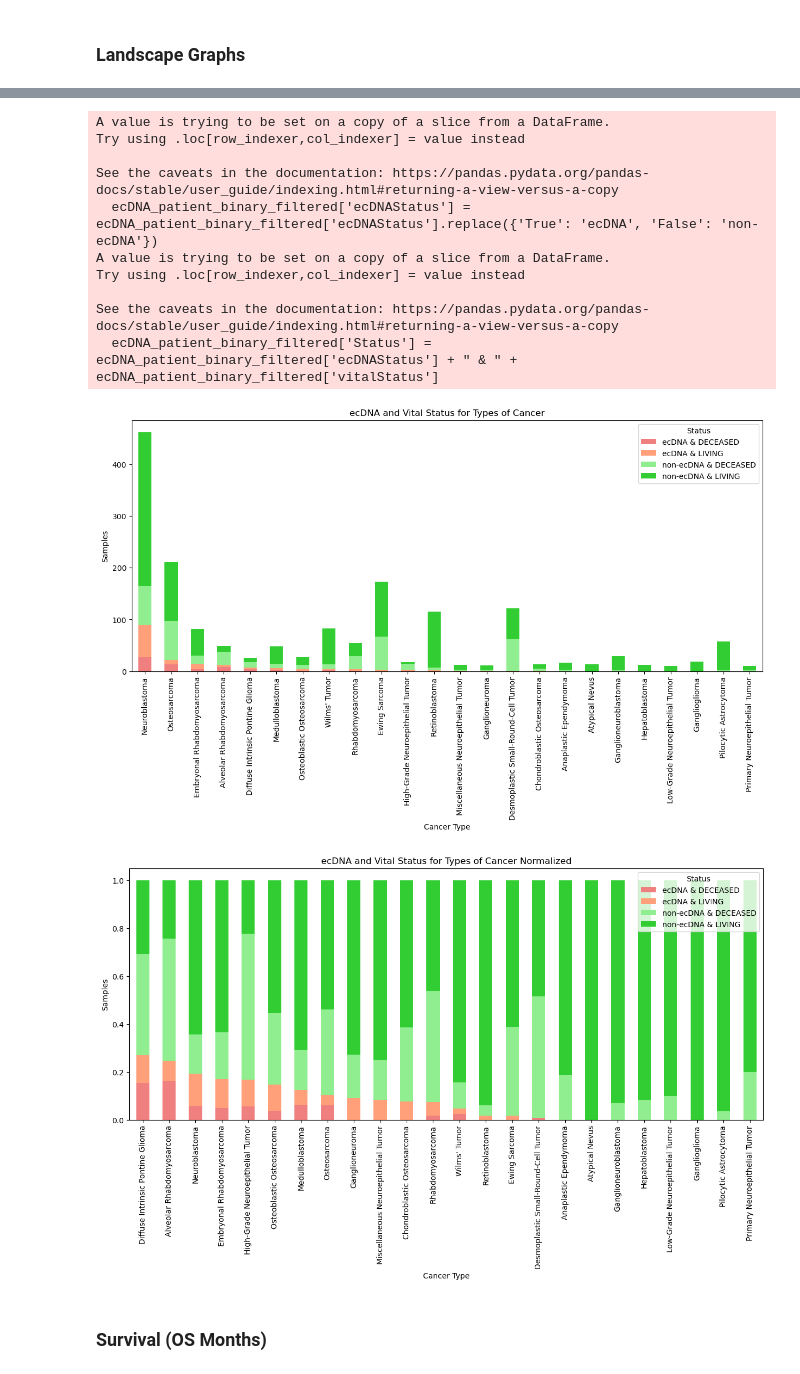
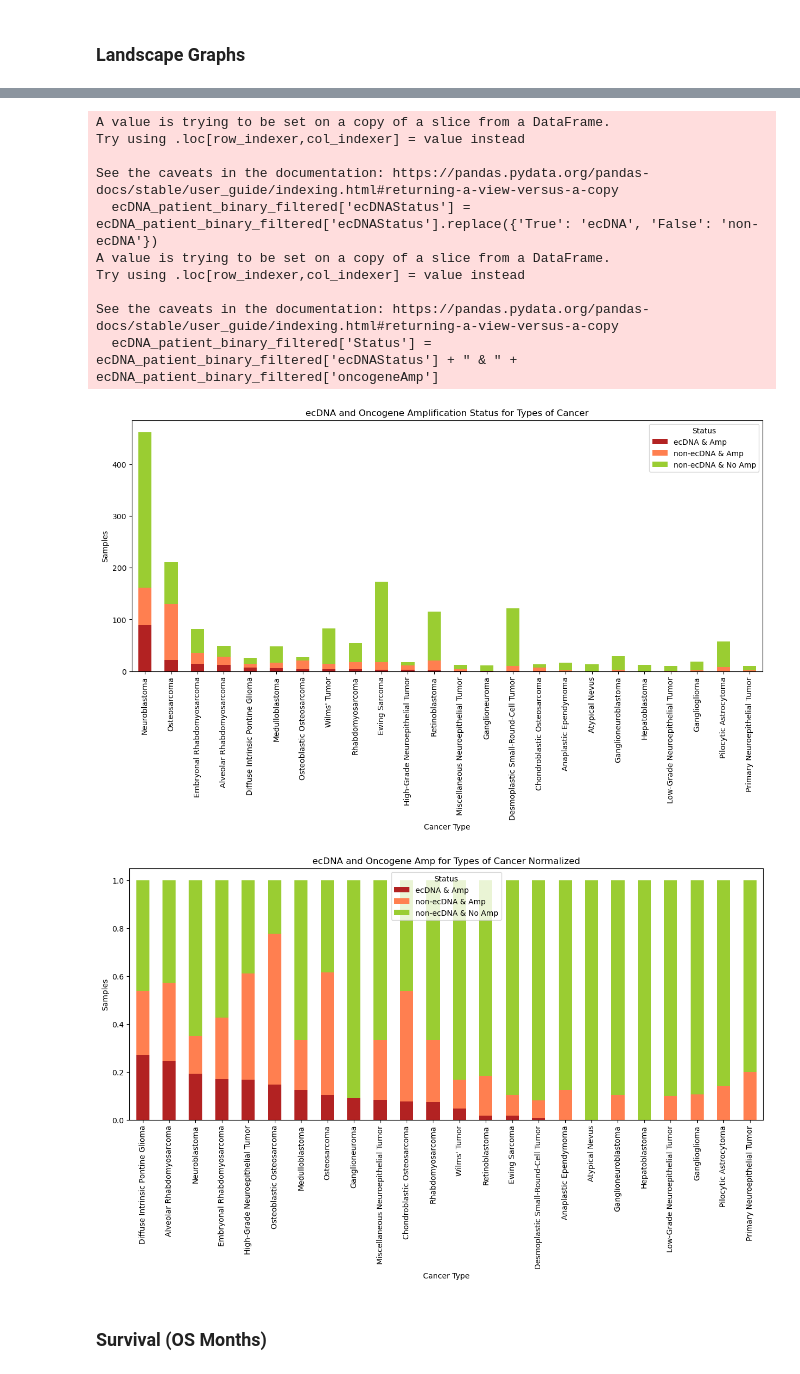
Before and after one commit to mskcc/Penguin, a Jupyter notebook: scripts/notebooks/echo_visualize.ipynb, the cells around one changed output, grey strips where cells are left out. Drawn from its saved outputs; the diff is of its cells as text; code cells hidden in the pictures.

```diff
--- a/scripts/notebooks/echo_visualize.ipynb
+++ b/scripts/notebooks/echo_visualize.ipynb
@@ -108,9 +116,11 @@ for idx, row in echo.iterrows() :
 # %% [markdown]
 ### Landscape Graphs
 # %%
-ecDNA_patient_binary = ecDNA_patient[['vitalStatus', 'ecDNAStatus', analysis_type]].astype(str)
-ecDNA_patient_binary_filtered = ecDNA_patient_binary[ecDNA_patient_binary['vitalStatus'] != "nan"]
-crosstab = pd.crosstab(ecDNA_patient_binary_filtered['vitalStatus'], ecDNA_patient_binary_filtered['ecDNAStatus'])
+ecDNA_patient_binary = ecDNA_patient[['vitalStatus', 'ecDNAStatus', analysis_type, 'oncogeneAmp']].astype(str)
+ecDNA_patient_binary_filtered = ecDNA_patient_binary.dropna(subset=[analysis_type])
+ecDNA_patient_binary_filtered = ecDNA_patient_binary[ecDNA_patient_binary[analysis_type] != 'nan']
+
+crosstab = pd.crosstab(ecDNA_patient_binary_filtered['oncogeneAmp'], ecDNA_patient_binary_filtered['ecDNAStatus'])
 crosstab
 # %% [output]
 | ecDNAStatus | False | True |
@@ -120,7 +130,7 @@ crosstab
 # %%
 # Change the labels from true/false to ecDNA status
 ecDNA_patient_binary_filtered['ecDNAStatus'] = ecDNA_patient_binary_filtered['ecDNAStatus'].replace({'True': 'ecDNA', 'False': 'non-ecDNA'})
-ecDNA_patient_binary_filtered['Status'] = ecDNA_patient_binary_filtered['ecDNAStatus'] + " & " + ecDNA_patient_binary_filtered['vitalStatus']
+ecDNA_patient_binary_filtered['Status'] = ecDNA_patient_binary_filtered['ecDNAStatus'] + " & " + ecDNA_patient_binary_filtered['oncogeneAmp']
 # %% [output]
 A value is trying to be set on a copy of a slice from a DataFrame.
 Try using .loc[row_indexer,col_indexer] = value instead
@@ -131,33 +141,33 @@ A value is trying to be set on a copy of a slice from a DataFrame.
 Try using .loc[row_indexer,col_indexer] = value instead
 
 See the caveats in the documentation: https://pandas.pydata.org/pandas-docs/stable/user_guide/indexing.html#returning-a-view-versus-a-copy
-  ecDNA_patient_binary_filtered['Status'] = ecDNA_patient_binary_filtered['ecDNAStatus'] + " & " + ecDNA_patient_binary_filtered['vitalStatus']
+  ecDNA_patient_binary_filtered['Status'] = ecDNA_patient_binary_filtered['ecDNAStatus'] + " & " + ecDNA_patient_binary_filtered['oncogeneAmp']
 # %%
 crosstab_cancerType = pd.crosstab(ecDNA_patient_binary_filtered[analysis_type], ecDNA_patient_binary_filtered['Status'])
 crosstab_cancerType = crosstab_cancerType.loc[crosstab_cancerType.sum(axis = 1) >= 10]
-crosstab_cancerType['tempSum'] = crosstab_cancerType[['ecDNA & LIVING', 'ecDNA & DECEASED']].sum(axis=1)
+crosstab_cancerType['tempSum'] = crosstab_cancerType[['ecDNA & Amp']].sum(axis=1)
 crosstab_cancerType = crosstab_cancerType.sort_values(by = 'tempSum', ascending = False)
 crosstab_cancerType.drop(columns=['tempSum'], inplace = True)
 # %%
-crosstab_cancerType.plot(kind = 'bar', stacked = True, color = ['lightcoral', 'lightsalmon', 'lightgreen', 'limegreen'], figsize = (15, 6))
+crosstab_cancerType.plot(kind = 'bar', stacked = True, color = ['firebrick', 'coral', 'yellowgreen'], figsize = (15, 6))
 plt.ylabel("Samples")
 plt.xlabel("Cancer Type")
-plt.title("ecDNA and Vital Status for Types of Cancer")
+plt.title("ecDNA and Oncogene Amplification Status for Types of Cancer")
 plt.show()
 # %% [output]
-[figure, old version]
+[figure, new version]
 # %%
 normalized_crosstab_cancerType = crosstab_cancerType.div(crosstab_cancerType.sum(axis = 1), axis = 0)
-normalized_crosstab_cancerType['tempSum'] = normalized_crosstab_cancerType[['ecDNA & LIVING', 'ecDNA & DECEASED']].sum(axis=1)
+normalized_crosstab_cancerType['tempSum'] = normalized_crosstab_cancerType[['ecDNA & Amp']].sum(axis=1)
 normalized_crosstab_cancerType = normalized_crosstab_cancerType.sort_values(by = 'tempSum', ascending = False)
 normalized_crosstab_cancerType.drop(columns=['tempSum'], inplace = True)
 # %%
-normalized_crosstab_cancerType.plot(kind = 'bar', stacked = True, color = ['lightcoral', 'lightsalmon', 'lightgreen', 'limegreen'], figsize=(15,6))
+normalized_crosstab_cancerType.plot(kind = 'bar', stacked = True, color = ['firebrick', 'coral', 'yellowgreen'], figsize=(15,6))
 plt.ylabel("Samples")
 plt.xlabel("Cancer Type")
-plt.title("ecDNA and Vital Status for Types of Cancer Normalized")
+plt.title("ecDNA and Oncogene Amp for Types of Cancer Normalized")
 plt.show()
 # %% [output]
-[figure, old version]
+[figure, new version]
 # %% [markdown]
 ### Survival (OS Months)
```
Also changed, not shown: parts of 15 cells of this notebook, 1 other file.
